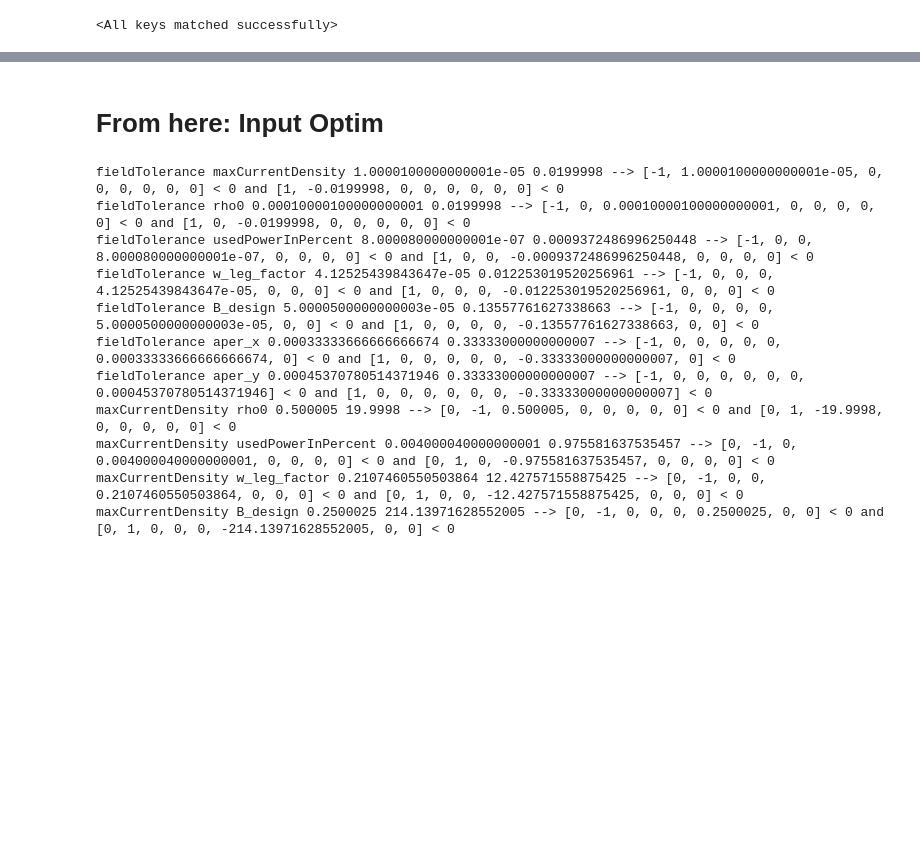
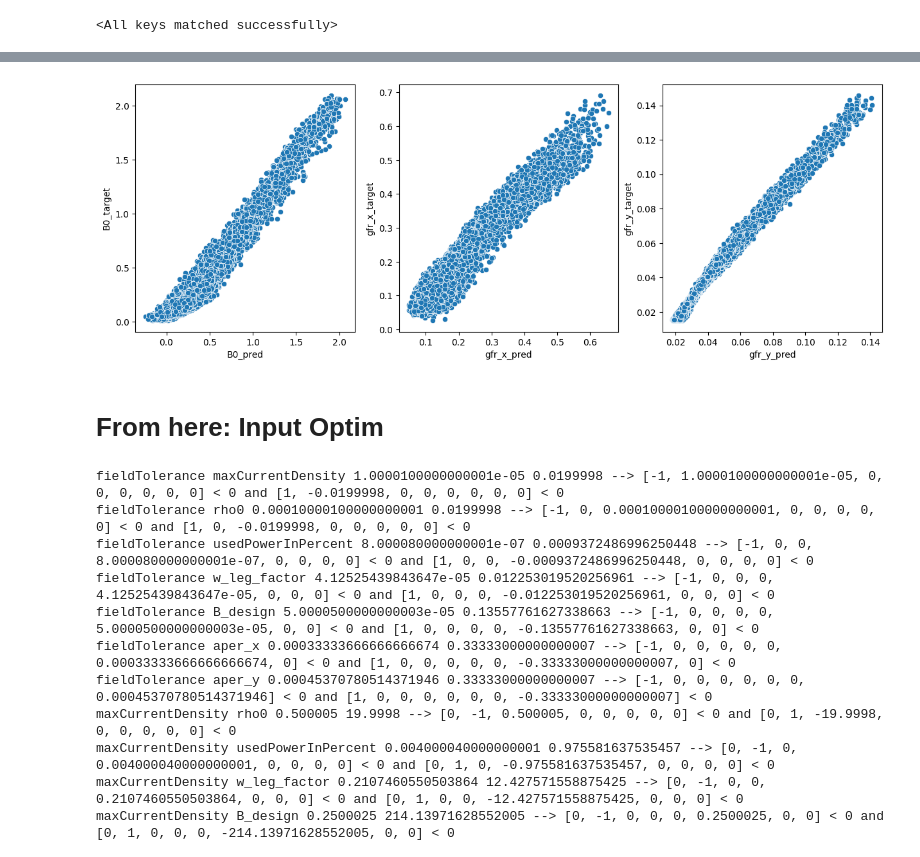
Before and after one commit to FlorianStummer/MaxAndFlorian, a Jupyter notebook: src/final_sprint/3rdTry.ipynb, the cells around one changed output, grey strips where cells are left out. Drawn from its saved outputs; the diff is of its cells as text; code cells hidden in the pictures; blank space fills up the shorter version.

```diff
--- a/src/final_sprint/3rdTry.ipynb
+++ b/src/final_sprint/3rdTry.ipynb
@@ -283,3 +374,9 @@ fig, axes = plt.subplots(1,3,figsize=(15,5))
+# %%
+fig, axes = plt.subplots(1,3,figsize=(15,5))
+for x,colname in zip([0,1,2],["B0","gfr_x","gfr_y"]):
+    sns.scatterplot(ax=axes[x],data=df,x=f"{colname}_pred",y=f"{colname}_target")
+# %% [output]
+[figure, added]
 # %% [markdown]
 # From here: Input Optim
 # %%
```
Also changed, not shown: parts of 15 cells of this notebook, 3 other files.
